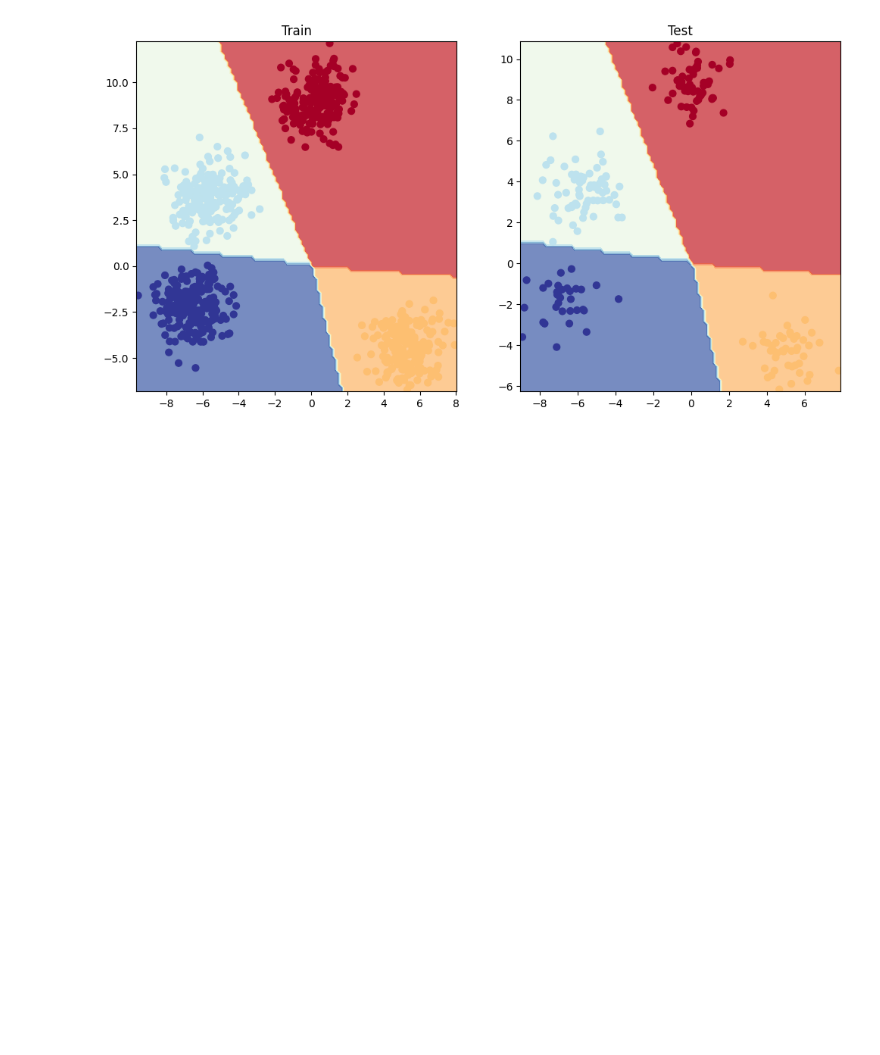
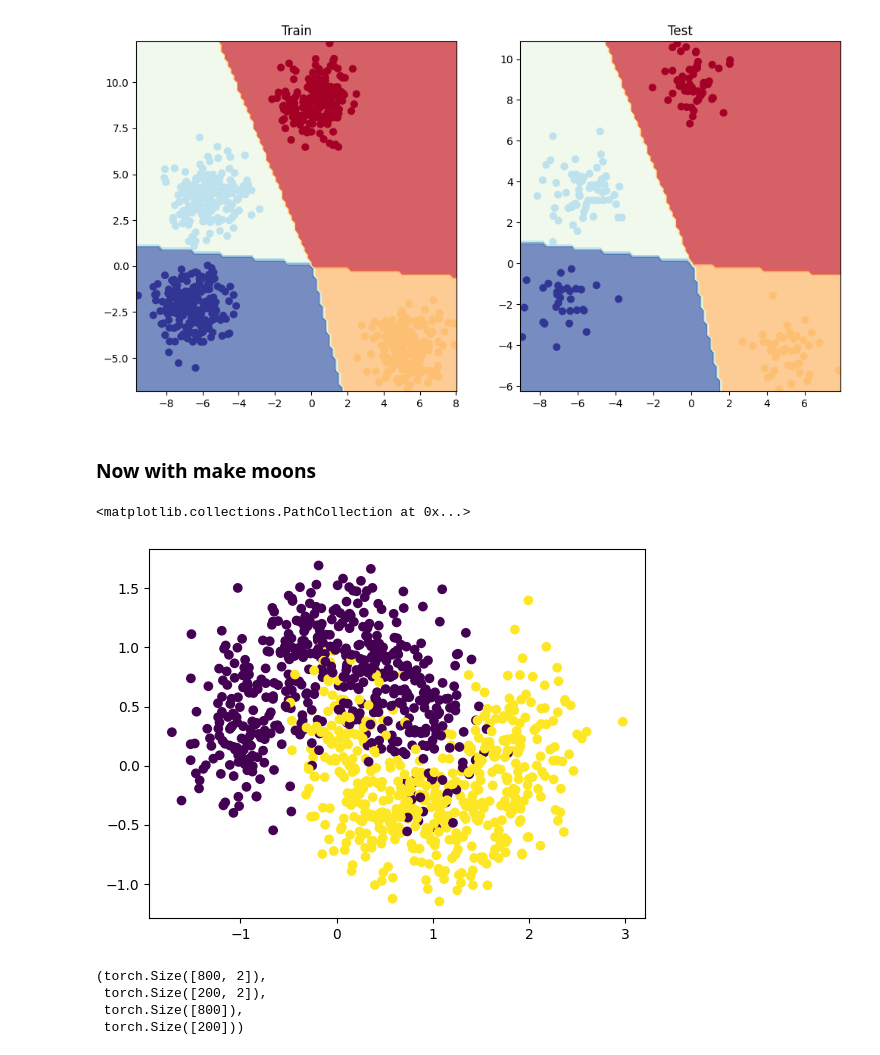
Before and after one commit to Astolfo2332/dpl_notes, a Jupyter notebook: Pytorch/Classification.ipynb, the cells around one changed output. Cells and saved outputs as stored; diff of their text form; code cells hidden in the pictures; blank space fills up the shorter version.

Commit message:
feature(notebook): start the moon problem, there is a bug that the model doest train proper

```diff
--- a/Pytorch/Classification.ipynb
+++ b/Pytorch/Classification.ipynb
@@ -543,3 +546,14 @@ plt.title("Test")
 plot_decision_boundary(model_6, Xts, yts)
 # %% [output]
 [figure]
+# %% [markdown]
+### Now with make moons
+# %%
+from sklearn.datasets import make_moons
+
+X, y = make_moons(1000, random_state=23, noise=0.3)
+
+plt.scatter(X[:,0], X[:,1],c=y)
+# %% [output]
+<matplotlib.collections.PathCollection at 0x...>
+[figure, added]
@@ -545,0 +563,8 @@ plot_decision_boundary(model_6, Xts, yts)
+# %%
+Xtv, Xts, ytv, yts = train_test_split(X, y, train_size=0.8, random_state=23)
+Xtv.shape, Xts.shape, ytv.shape, yts.shape
+# %% [output]
+(torch.Size([800, 2]),
+ torch.Size([200, 2]),
+ torch.Size([800]),
+ torch.Size([200]))
```
Also changed, not shown: parts of 10 cells of this notebook.
